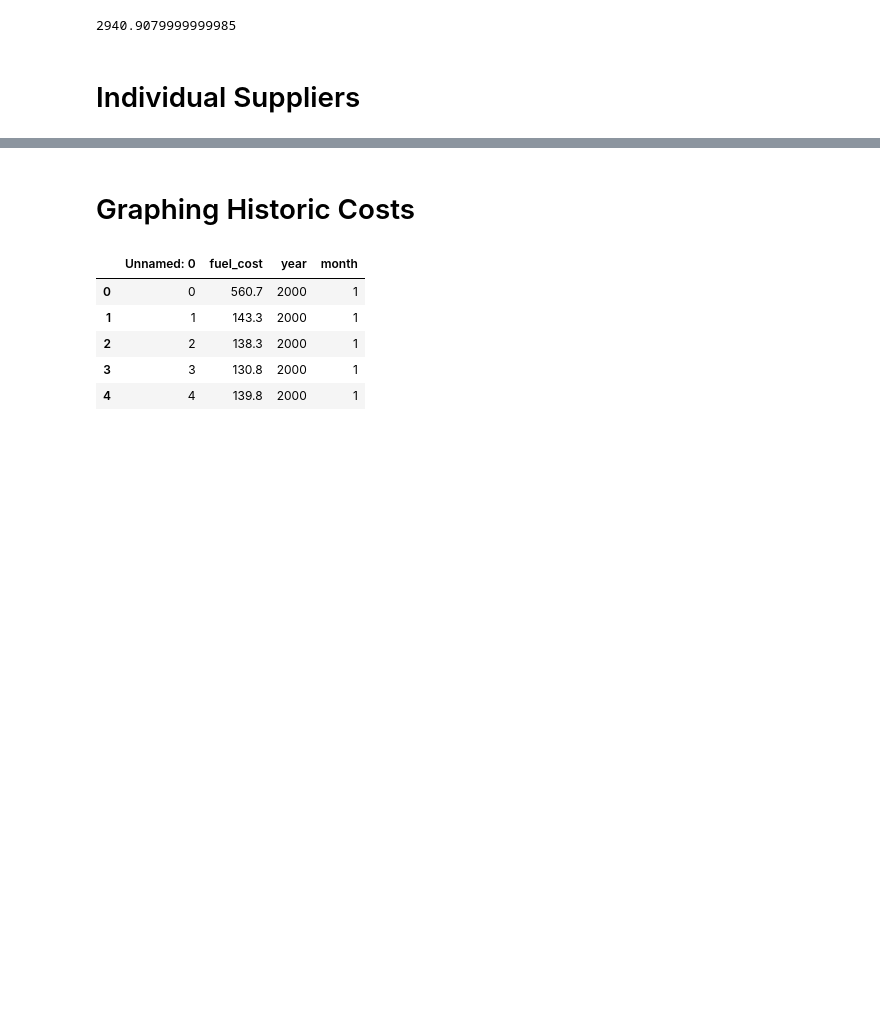
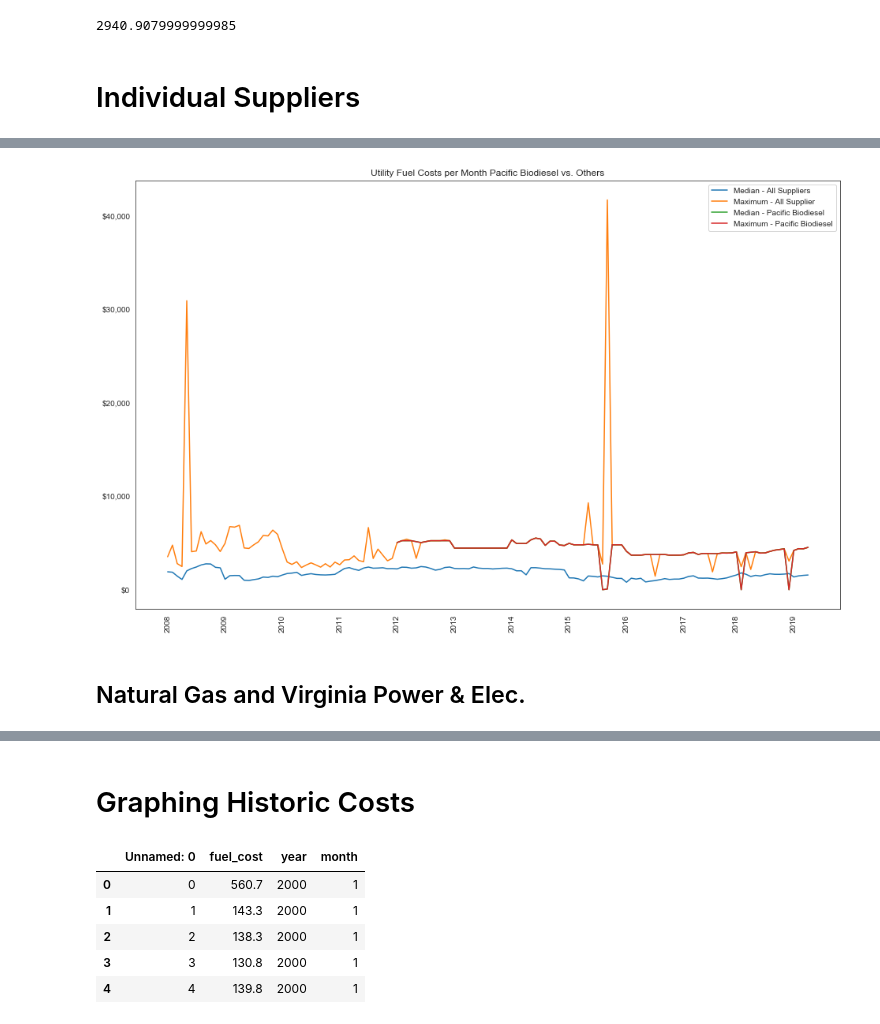
Before and after one commit to ortsed/eia-fuel-costs, a Jupyter notebook: 7-Analysis-and-Viz.ipynb, the cells around one changed output, grey strips where cells are left out. Cells and saved outputs as stored; diff of their text form; code cells hidden in the pictures; blank space fills up the shorter version.

```diff
--- a/7-Analysis-and-Viz.ipynb
+++ b/7-Analysis-and-Viz.ipynb
@@ -165,0 +168,3 @@ df[(df.fuel_group != "Coal") & (df.fuel_group != "Natural Gas")].fuel_cost.quant
+# %%
+df_s = df[df["supplier"] == "PACIFIC BIODIESEL"]
+df_o = df[(df["fuel_group"] != "Coal") & (df["fuel_group"] != "Natural Gas")]
@@ -165,0 +181,43 @@ df[(df.fuel_group != "Coal") & (df.fuel_group != "Natural Gas")].fuel_cost.quant
+# %%
+median_s = df_s.groupby("year_month").median()
+max_s = df_s.groupby("year_month").max()
+median_o = df_o.groupby("year_month").median()
+max_o = df_o.groupby("year_month").max()
+# %%
+sns.set_style("white")
+
+fig = plt.figure(figsize=(16,10))
+plt.xticks(rotation=90)
+
+labels = list(max_o.index)
+
+for i,label in enumerate(labels):
+    if "-" in label:
+        if int(label.split("-")[1]) == 1:
+            labels[i] = label.split("-")[0]
+        else:
+            labels[i] = ""
+
+
+
+a1 = sns.lineplot(median_o.index, median_o["fuel_cost"], label="Median - All Suppliers")
+a2 = sns.lineplot(max_o.index, max_o["fuel_cost"], label="Maximum - All Supplier")
+
+a3 = sns.lineplot(median_s.index, median_s["fuel_cost"], label="Median - Pacific Biodiesel")
+a4 = sns.lineplot(max_s.index, max_s["fuel_cost"], label="Maximum - Pacific Biodiesel")
+
+plt.legend()
+
+plt.xlabel("")
+plt.ylabel("")
+yticks = list(plt.yticks())
+
+yticks = ['${:,}'.format(int(label)) for label in yticks[0]]
+a1.set_yticklabels(yticks)
+
+plt.title("Utility Fuel Costs per Month Pacific Biodiesel vs. Others")
+blah = a1.set_xticklabels(labels)
+# %% [output]
+[figure, added]
+# %% [markdown]
+## Natural Gas and Virginia Power & Elec.
```
Also changed, not shown: parts of 16 cells of this notebook, 1 other file.
